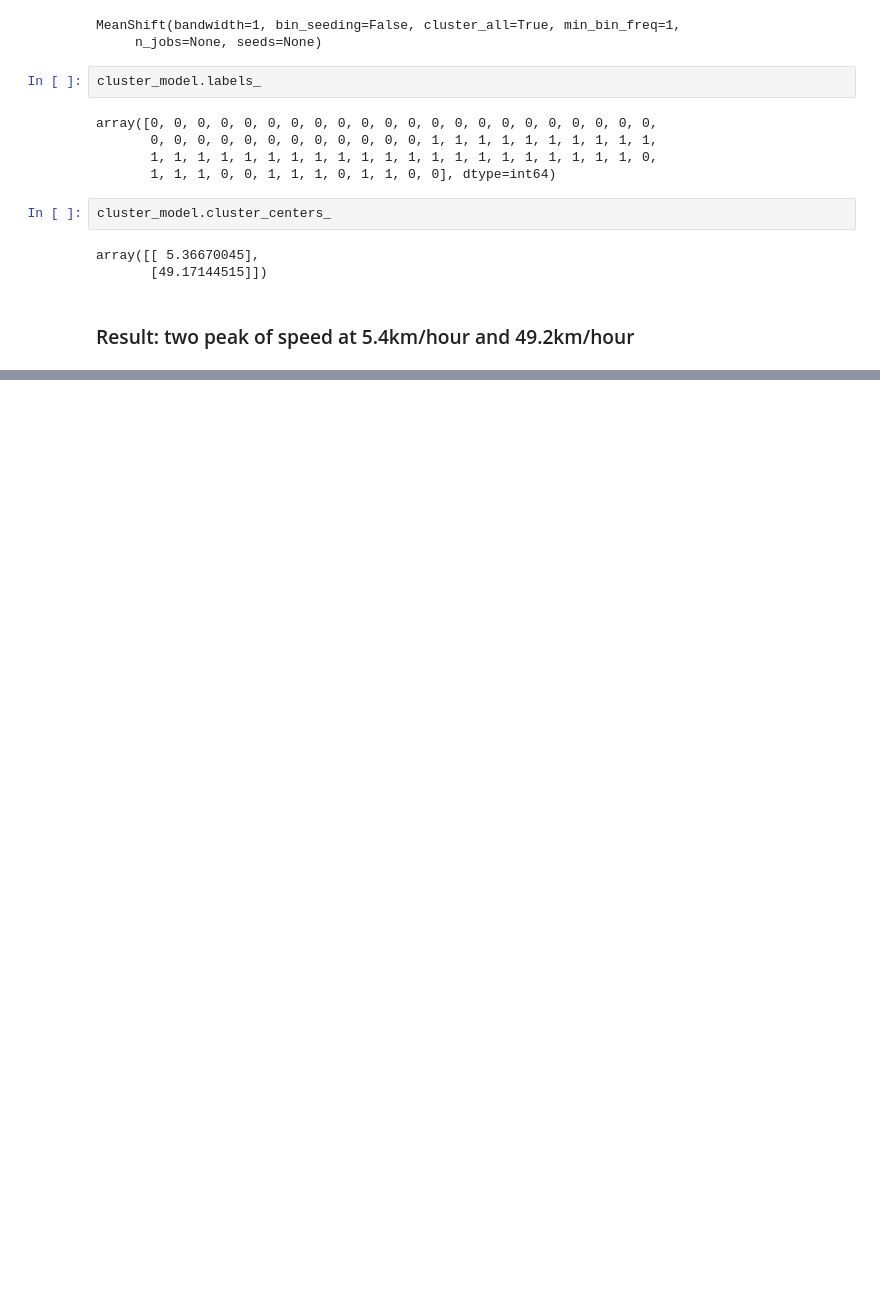
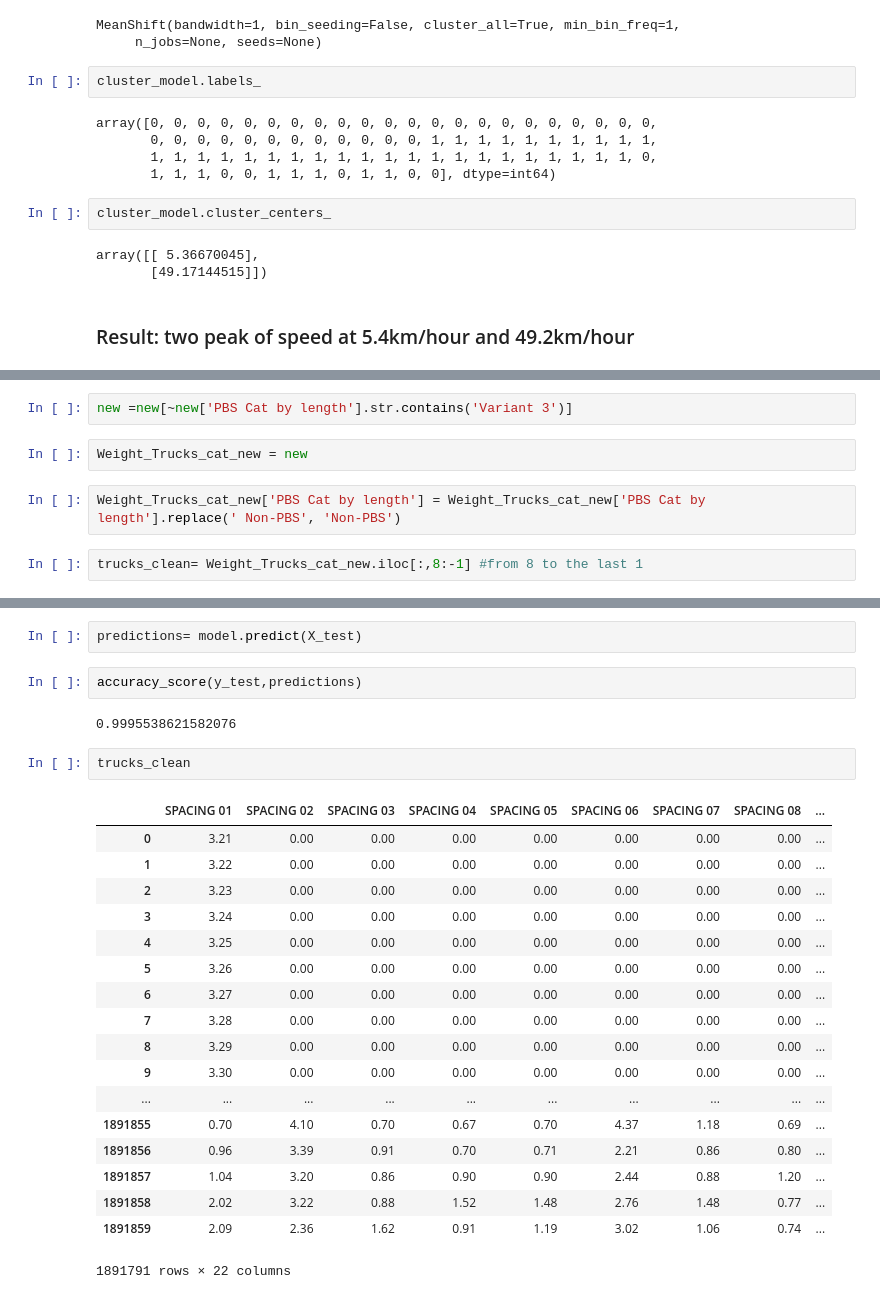
Before and after one commit to jaworra/Jupyter-Notebooks, a Jupyter notebook: MachineLearningDay.ipynb, the cells around one changed output, grey strips where cells are left out. Drawn from its saved outputs; the diff is of its cells as text; blank space fills up the shorter version.

```diff
--- a/MachineLearningDay.ipynb
+++ b/MachineLearningDay.ipynb
@@ -322,0 +759,8 @@ array([[ 5.36670045],
+# %%
+new =new[~new['PBS Cat by length'].str.contains('Variant 3')]
+# %%
+Weight_Trucks_cat_new = new
+# %%
+Weight_Trucks_cat_new['PBS Cat by length'] = Weight_Trucks_cat_new['PBS Cat by length'].replace(' Non-PBS', 'Non-PBS')
+# %%
+trucks_clean= Weight_Trucks_cat_new.iloc[:,8:-1] #from 8 to the last 1
@@ -322,0 +811,27 @@ array([[ 5.36670045],
+# %%
+predictions= model.predict(X_test)
+# %%
+accuracy_score(y_test,predictions)
+# %% [output]
+0.9995538621582076
+# %%
+trucks_clean
+# %% [output]
+|  | SPACING 01 | SPACING 02 | SPACING 03 | SPACING 04 | SPACING 05 | SPACING 06 | SPACING 07 | SPACING 08 | ... |
+| 0 | 3.21 | 0.00 | 0.00 | 0.00 | 0.00 | 0.00 | 0.00 | 0.00 | ... |
+| 1 | 3.22 | 0.00 | 0.00 | 0.00 | 0.00 | 0.00 | 0.00 | 0.00 | ... |
+| 2 | 3.23 | 0.00 | 0.00 | 0.00 | 0.00 | 0.00 | 0.00 | 0.00 | ... |
+| 3 | 3.24 | 0.00 | 0.00 | 0.00 | 0.00 | 0.00 | 0.00 | 0.00 | ... |
+| 4 | 3.25 | 0.00 | 0.00 | 0.00 | 0.00 | 0.00 | 0.00 | 0.00 | ... |
+| 5 | 3.26 | 0.00 | 0.00 | 0.00 | 0.00 | 0.00 | 0.00 | 0.00 | ... |
+| 6 | 3.27 | 0.00 | 0.00 | 0.00 | 0.00 | 0.00 | 0.00 | 0.00 | ... |
+| 7 | 3.28 | 0.00 | 0.00 | 0.00 | 0.00 | 0.00 | 0.00 | 0.00 | ... |
+| 8 | 3.29 | 0.00 | 0.00 | 0.00 | 0.00 | 0.00 | 0.00 | 0.00 | ... |
+| 9 | 3.30 | 0.00 | 0.00 | 0.00 | 0.00 | 0.00 | 0.00 | 0.00 | ... |
+| ... | ... | ... | ... | ... | ... | ... | ... | ... | ... |
+| 1891855 | 0.70 | 4.10 | 0.70 | 0.67 | 0.70 | 4.37 | 1.18 | 0.69 | ... |
+| 1891856 | 0.96 | 3.39 | 0.91 | 0.70 | 0.71 | 2.21 | 0.86 | 0.80 | ... |
+| 1891857 | 1.04 | 3.20 | 0.86 | 0.90 | 0.90 | 2.44 | 0.88 | 1.20 | ... |
+| 1891858 | 2.02 | 3.22 | 0.88 | 1.52 | 1.48 | 2.76 | 1.48 | 0.77 | ... |
+| 1891859 | 2.09 | 2.36 | 1.62 | 0.91 | 1.19 | 3.02 | 1.06 | 0.74 | ... |
+1891791 rows × 22 columns
```
Also changed, not shown: parts of 66 cells of this notebook.
